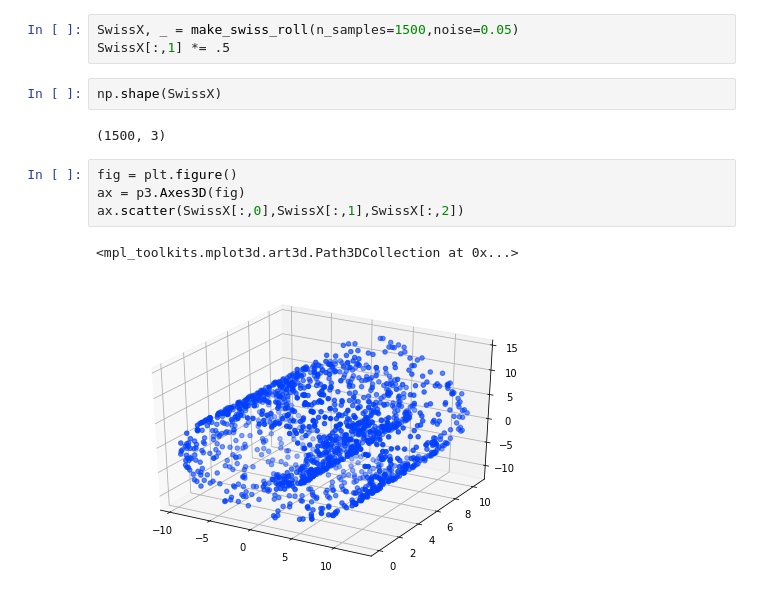
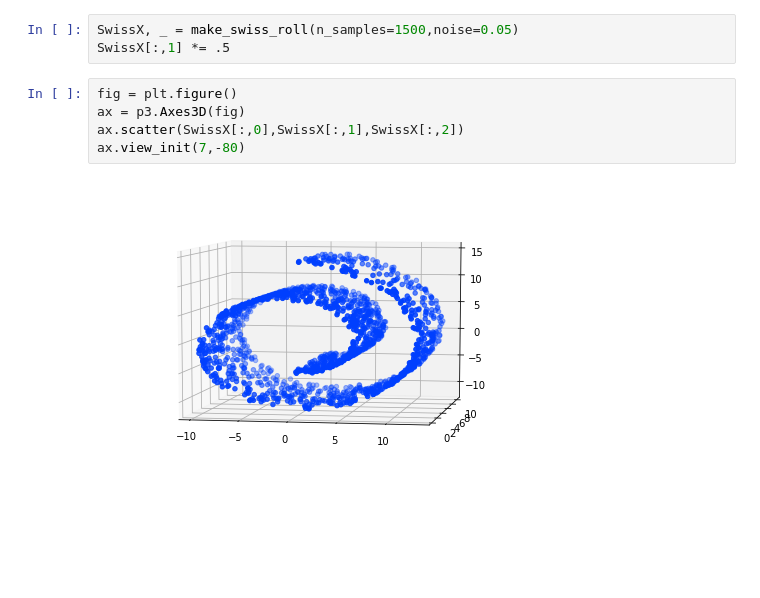
Before and after one commit to AstroLudwig/MachineLearningClass, a Jupyter notebook: Hierarchical/Hierarchical.ipynb, the cells around one changed output. Saved outputs shown, nothing was run; the diff lists cells and outputs as text; blank space fills up the shorter version.

```diff
--- a/Hierarchical/Hierarchical.ipynb
+++ b/Hierarchical/Hierarchical.ipynb
@@ -99,14 +102,10 @@ plt.show()
 # %%
 SwissX, _ = make_swiss_roll(n_samples=1500,noise=0.05)
 SwissX[:,1] *= .5
-# %%
-np.shape(SwissX)
-# %% [output]
-(1500, 3)
 # %%
 fig = plt.figure()
 ax = p3.Axes3D(fig)
 ax.scatter(SwissX[:,0],SwissX[:,1],SwissX[:,2])
+ax.view_init(7,-80)
 # %% [output]
-<mpl_toolkits.mplot3d.art3d.Path3DCollection at 0x...>
-[figure, old version]
+[figure, new version]
```
Also changed, not shown: parts of 16 cells of this notebook, 7 other files.
